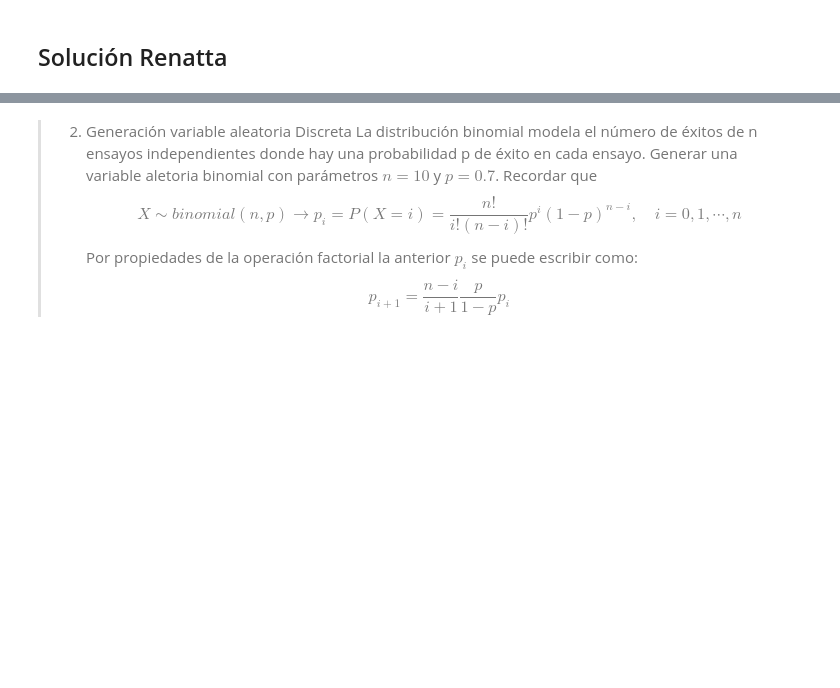
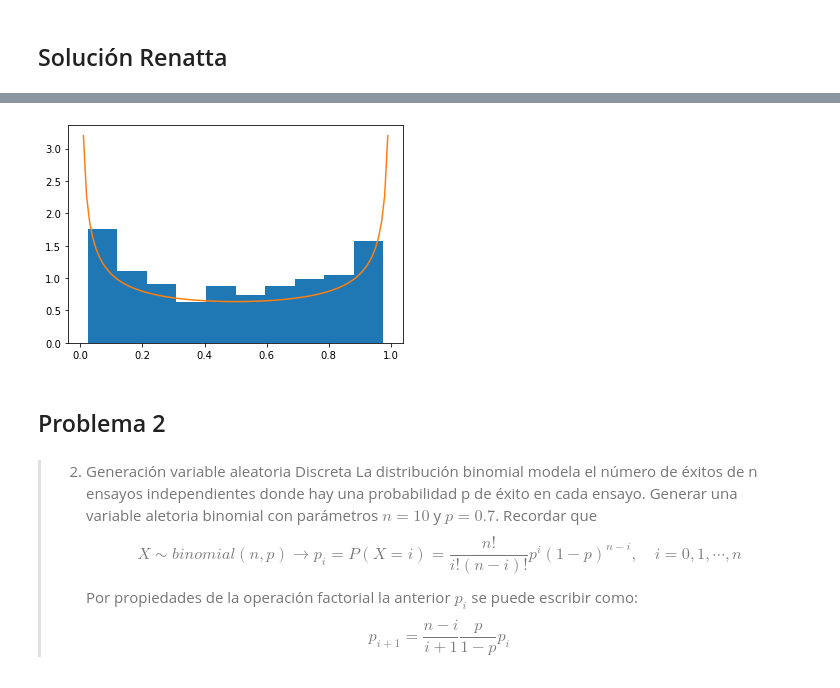
Before and after one commit to renattaGS/Tareas_simproc_aguirre_garcia, a Jupyter notebook: Tarea 4.ipynb, the cells around one changed output, grey strips where cells are left out. Cells and saved outputs as stored; diff of their text form; code cells hidden in the pictures; blank space fills up the shorter version.

Commit message:
Problema 1 y 2 Renatta
Solución a los problemas 1 y 2 de Renatta

```diff
--- a/Tarea 4.ipynb
+++ b/Tarea 4.ipynb
@@ -27,3 +47,33 @@
+# %%
+#importar liberías
+import numpy as np
+import matplotlib.pyplot as plt
+
+def comparar_aleatorios_densidad(f: 'función de distribución de probabiliad',
+                                 finv: 'función inversa',
+                                 N: 'Número de valores que queremos generar'):
+    '''Esta función dada una función de distribución f y una función inversa que genera valores que se distribyen como f
+    grafica el histograma de los valores generados por la funcion inversa así como la grafica de la función de distribución
+    de probabilidad para poder hacer la comparación de estos y verificar si se cumple'''
+
+    U=np.random.uniform(0.1, 0.9, N)
+    frand=finv(U)
+
+    x=np.arange(0,1,0.01)
+    fdensidad=f(x)
+
+    plt.hist(frand, density=True)
+    plt.plot(x, fdensidad)
+    plt.show()
+# %%
+f=lambda x: 1/(np.pi*(np.sqrt(x-x**2))) #función f(x)
+finv=lambda x: np.sin((np.pi*x)/2)**2 # función inversa que genera a f(x)
+N=1000 #numero de valores que vamos a Smular
+comparar_aleatorios_densidad(f, finv, N) #aplicar función
+# %% [output]
+[figure, added]
+# %% [markdown]
+## Problema 2
 # %% [markdown]
 > 2. Generación variable aleatoria Discreta
 > La distribución binomial modela el número de éxitos de n ensayos independientes donde hay una probabilidad p de éxito en cada ensayo.
```
Also changed, not shown: parts of 8 cells of this notebook.
